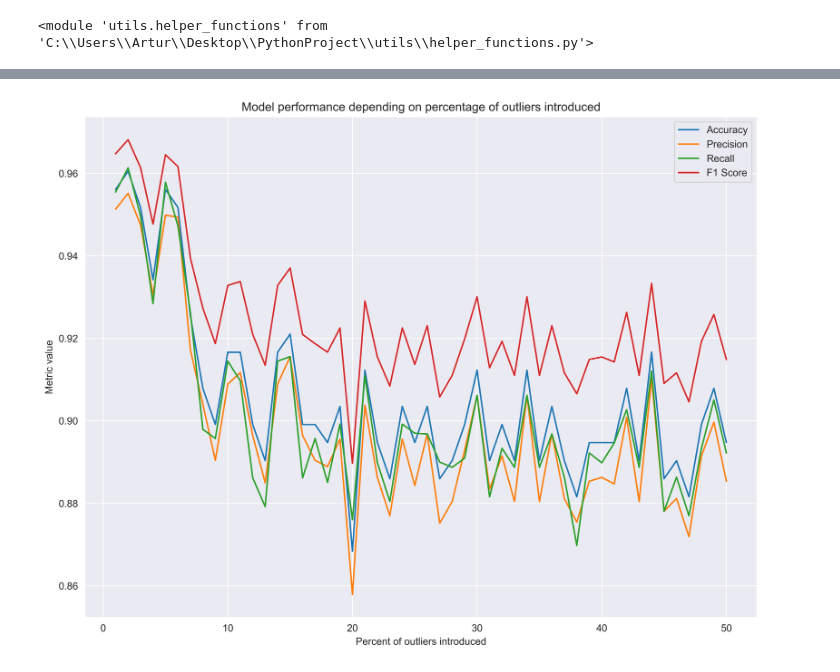
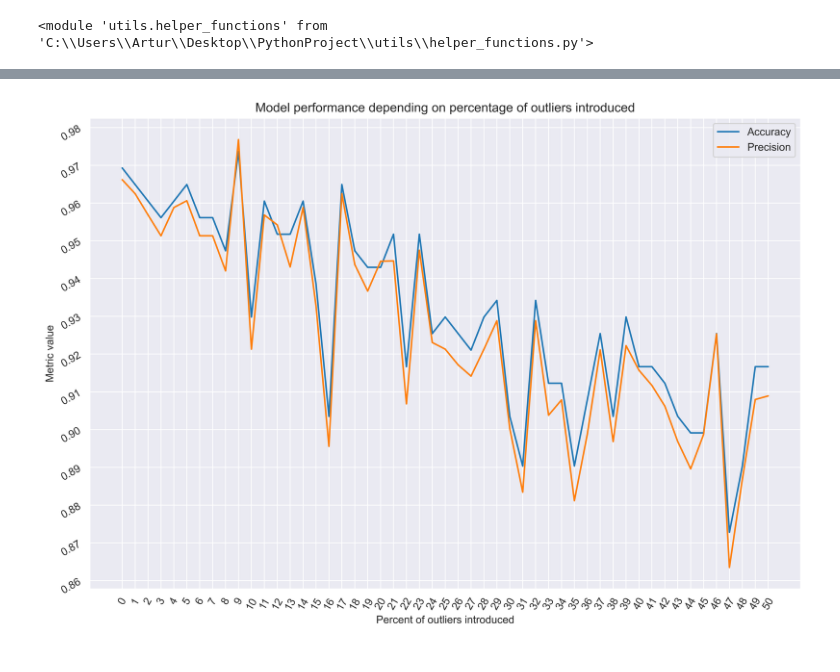
Before and after one commit to Normzxy/Masters-Thesis, a Jupyter notebook: notebooks/breast_cancer/performance_logistic.ipynb, the cells around one changed output, grey strips where cells are left out. Saved outputs shown, nothing was run; the diff lists cells and outputs as text; code cells hidden in the pictures.

Commit message:
Performance plotting corrected.

```diff
--- a/notebooks/breast_cancer/performance_logistic.ipynb
+++ b/notebooks/breast_cancer/performance_logistic.ipynb
@@ -4,8 +5,12 @@ import pandas as pd
+# %%
+data = load_breast_cancer()
+df = pd.DataFrame(data.data, columns=data.feature_names)
+df['target'] = data.target
 # %%
 outlier_pcts = np.arange(1, 51, 1)
-dfs = {}
+dfs = {0: df}
 
 for pct in outlier_pcts:
-    path = f"../../data/perturbed_datasets/BCW_1to50pct_15of30_g12_pca/perturbed_{pct}_pct.csv"
+    path = f"../../data/perturbed_datasets/BCW_1to50pct_5of30_g6.0/perturbed_{pct}_pct.csv"
     dfs[pct] = pd.read_csv(path)
 # %%
@@ -29,7 +33,10 @@ for pct, df in dfs.items():
 
     # 40% is the final holdout test set. #
     X_train, X_test, Y_train, Y_test = train_test_split(
-        X, Y, test_size=0.4, stratify=Y, random_state=101)
+        X, Y,
+        test_size=0.4,
+        stratify=Y,
+        random_state=101)
 
     # Allows performing scaling inside the grid_model. #
     pipe_steps = Pipeline([
@@ -61,14 +77,24 @@ ms = pd.DataFrame(metric_scores).set_index('outlier_pct')
 # %%
 import matplotlib.pyplot as plt
 # %%
-plt.figure(figsize=(12, 9), dpi=500)
-for metric in ['Accuracy', 'Precision', 'Recall', 'F1 Score']:
+plt.figure(figsize=(12, 8), dpi=500)
+for metric in ['Accuracy', 'Precision']:
     plt.plot(ms.index, ms[metric], label=metric)
+
+metric_min = round(ms[['Accuracy', 'Precision']].min().min(), 2)
+metric_max = round(ms[['Accuracy', 'Precision']].max().max(), 2)
+
+plt.xticks(np.arange(ms.index.min(), ms.index.max() + 1, 1))
+plt.xticks(rotation=60)
+plt.yticks(np.arange(metric_min, metric_max + 0.01, 0.01))
+plt.yticks(rotation=30)
+
 plt.xlabel('Percent of outliers introduced')
 plt.ylabel('Metric value')
 plt.title('Model performance depending on percentage of outliers introduced')
+
 plt.grid(True)
 plt.legend()
 plt.show()
 # %% [output]
-[figure, old version]
+[figure, new version]
```
Also changed, not shown: parts of 3 cells of this notebook, 1 other file.
